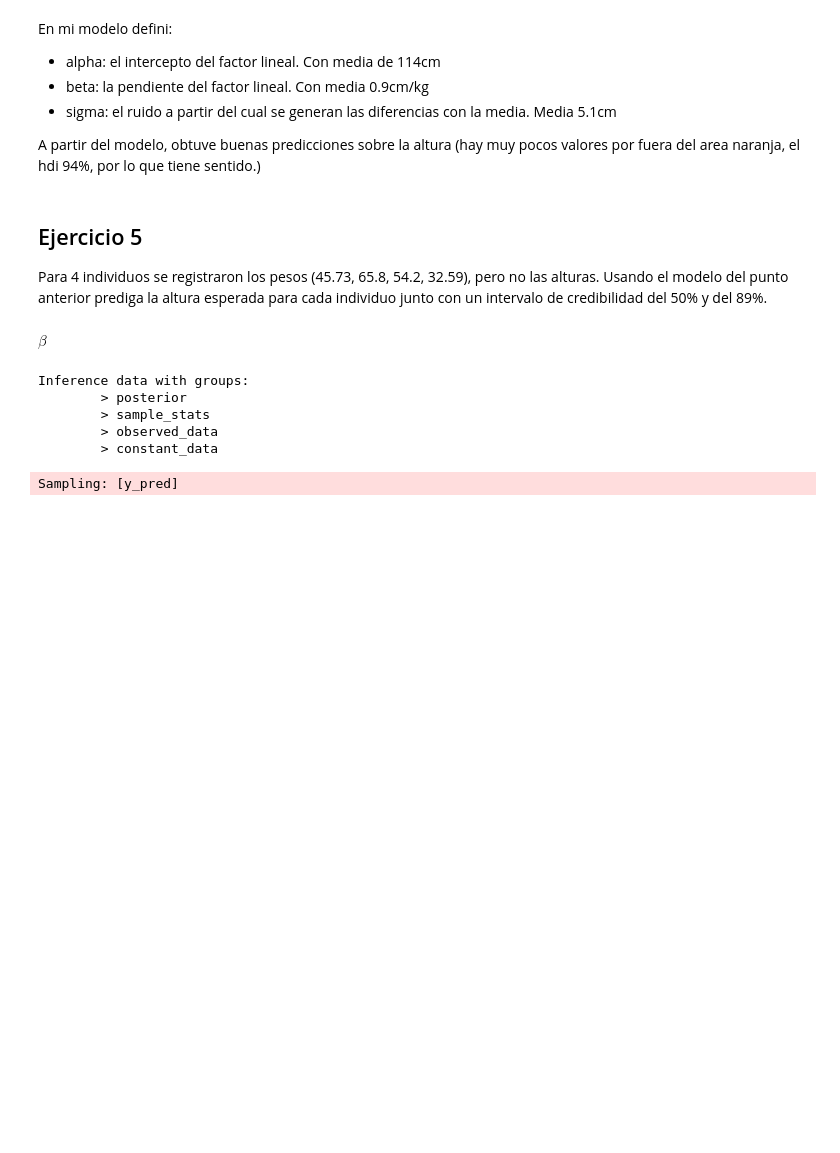
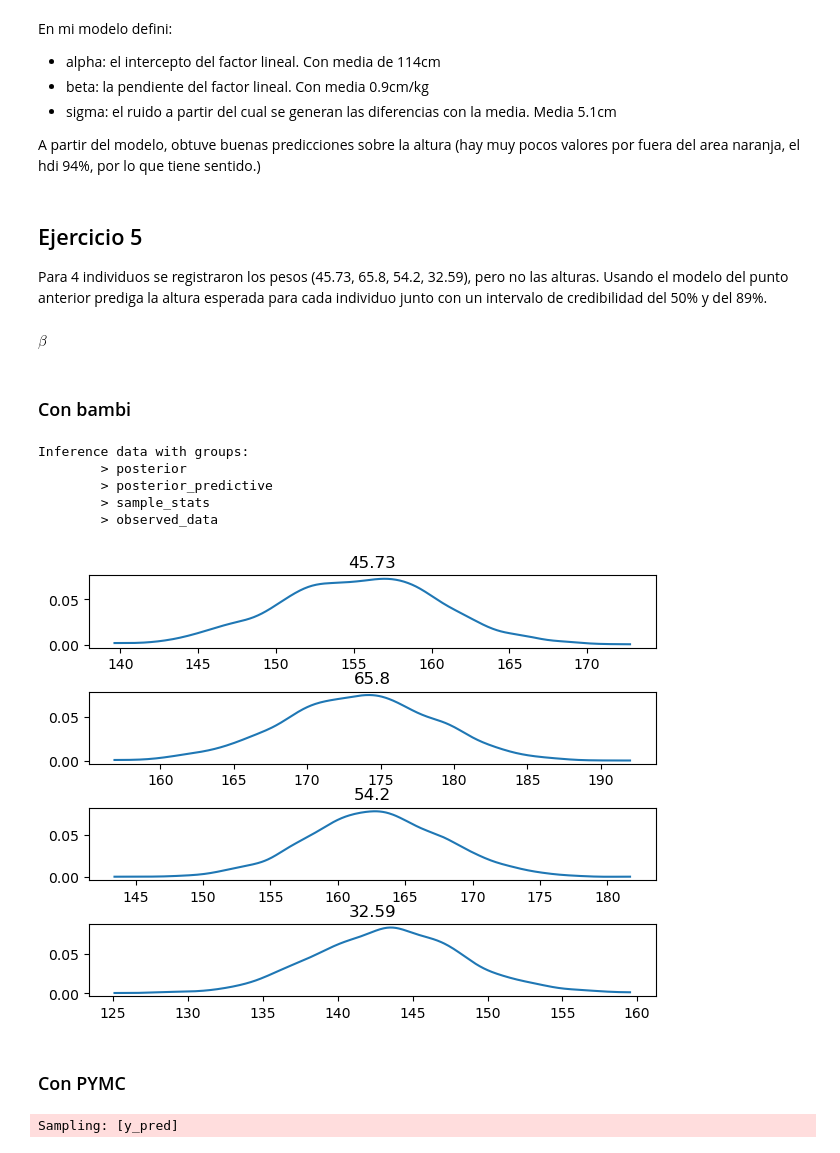
Before and after one commit to ulrich-marcelo/estadistica_e_inferencia_II, a Jupyter notebook: 05_GLMS_Ulrich.ipynb, the cells around one changed output. Saved outputs shown, nothing was run; the diff lists cells and outputs as text; code cells hidden in the pictures; blank space fills up the shorter version.

```diff
--- a/05_GLMS_Ulrich.ipynb
+++ b/05_GLMS_Ulrich.ipynb
@@ -202,11 +248,7 @@ A partir del modelo, obtuve buenas predicciones sobre la altura (hay muy pocos v
 Para 4 individuos se registraron los pesos (45.73, 65.8, 54.2, 32.59), pero no las alturas. Usando el modelo del punto anterior prediga la altura esperada para cada individuo junto con un intervalo de credibilidad del 50% y del 89%.
 # %% [markdown]
 $\beta$
-# %%
-idata_rh1
-# %% [output]
-Inference data with groups:
-        > posterior
-        > sample_stats
-        > observed_data
-        > constant_data
+# %%
+nuevos_individuos = [45.73, 65.8, 54.2, 32.59]
+# %% [markdown]
+### Con bambi
@@ -213,3 +257,23 @@ Inference data with groups:
+# %%
+idata
+# %% [output]
+Inference data with groups:
+        > posterior
+        > posterior_predictive
+        > sample_stats
+        > observed_data
+# %%
+fig, ax = plt.subplots(4,1)
+plt.tight_layout()
+for i in range(4):
+    y_ppc = idata.posterior_predictive["altura"].stack(sample=("chain", "draw"))[i]
+    grid, pdf = az.stats.density_utils._kde_linear(y_ppc.values)
+    ax[i].plot(grid, pdf)
+    ax[i].set_title(str(nuevos_individuos[i]))
+# %% [output]
+[figure, added]
+# %% [markdown]
+### Con PYMC
 # %%
 datos_nuevos = [45.73, 65.8, 54.2, 32.59]
 with regresion_howell_1:
```
Also changed, not shown: parts of 44 cells of this notebook, 4 other files.
